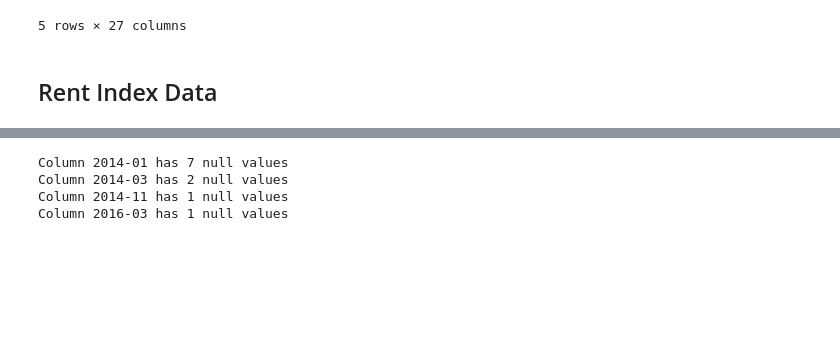
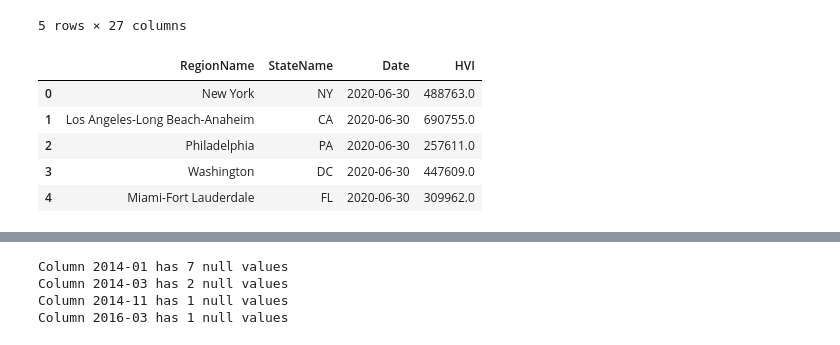
Before and after one commit to mein0819/Final_Project, a Jupyter notebook: Initial_Data_Exploration.ipynb, the cells around one changed output, grey strips where cells are left out. Cells and saved outputs as stored; diff of their text form; code cells hidden in the pictures; blank space fills up the shorter version.

```diff
--- a/Initial_Data_Exploration.ipynb
+++ b/Initial_Data_Exploration.ipynb
@@ -198,5 +202,16 @@ hvi_data.head()
 | 3 | Washington | DC | 447609.0 | 450269.0 | 454362.0 | 459075.0 | 463729.0 | 468611.0 | ... |
 | 4 | Miami-Fort Lauderdale | FL | 309962.0 | 310604.0 | 311972.0 | 314291.0 | 317047.0 | 319589.0 | ... |
 5 rows × 27 columns
-# %% [markdown]
-## Rent Index Data
+# %%
+# Reorder data to have all the dates in one column
+hvi_by_month = hvi_data.melt(id_vars=['RegionName', 'StateName'],
+                                          var_name='Date',
+                                          value_name='HVI')
+hvi_by_month.head()
+# %% [output]
+|  | RegionName | StateName | Date | HVI |
+| 0 | New York | NY | 2020-06-30 | 488763.0 |
+| 1 | Los Angeles-Long Beach-Anaheim | CA | 2020-06-30 | 690755.0 |
+| 2 | Philadelphia | PA | 2020-06-30 | 257611.0 |
+| 3 | Washington | DC | 2020-06-30 | 447609.0 |
+| 4 | Miami-Fort Lauderdale | FL | 2020-06-30 | 309962.0 |
```
Also changed, not shown: parts of 49 cells of this notebook.
